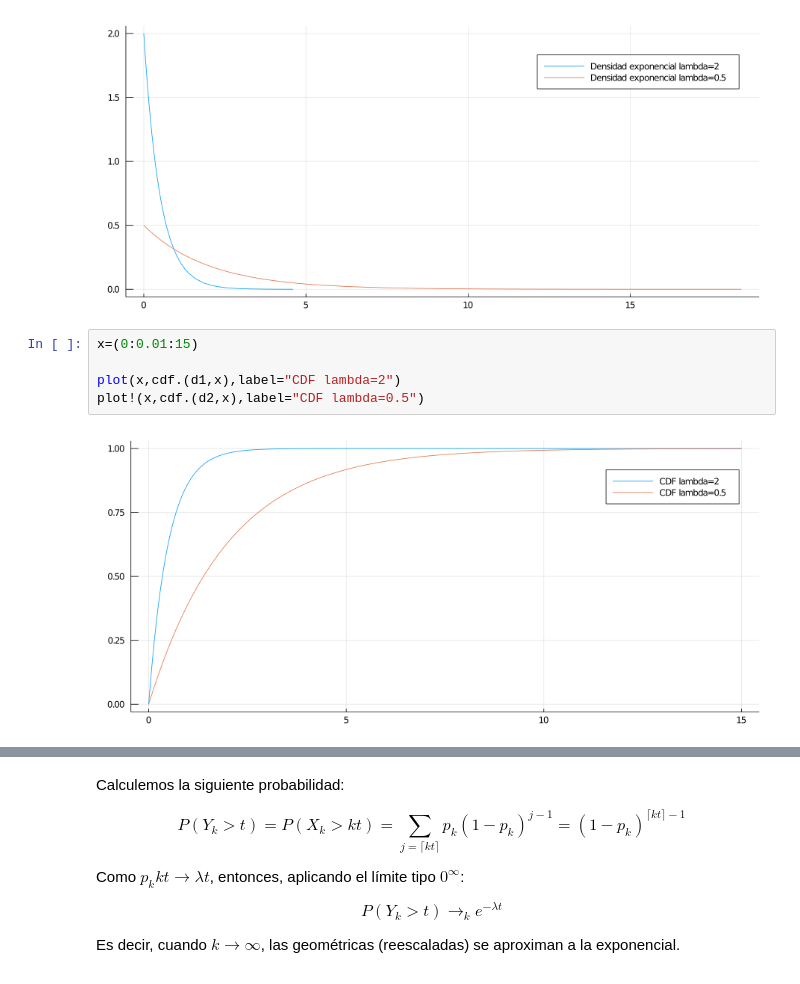
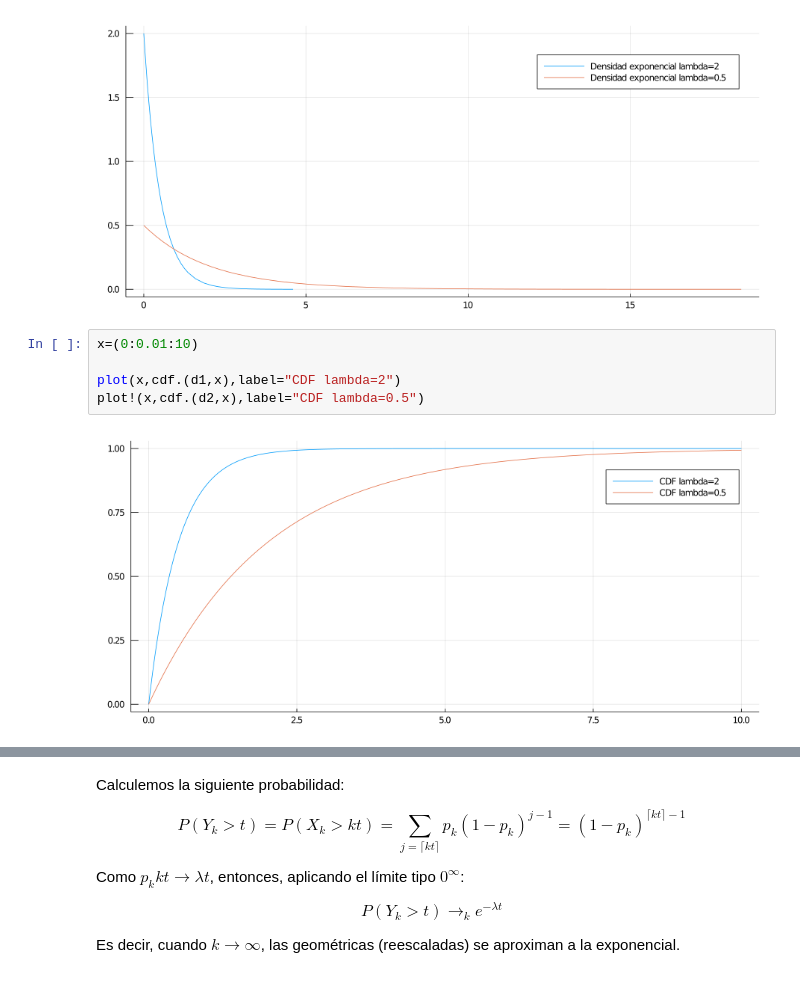
Before and after one commit to aferragu/analisisderedes, a Jupyter notebook: Cadenas de Markov de Tiempo Continuo.ipynb, the cells around one changed output, grey strips where cells are left out. Cells and saved outputs as stored; diff of their text form.

```diff
--- a/Cadenas de Markov de Tiempo Continuo.ipynb
+++ b/Cadenas de Markov de Tiempo Continuo.ipynb
@@ -63,12 +63,12 @@ plot!(d2, label="Densidad exponencial lambda=0.5")
 # %% [output]
 [figure]
 # %%
-x=(0:0.01:15)
+x=(0:0.01:10)
 
 plot(x,cdf.(d1,x),label="CDF lambda=2")
 plot!(x,cdf.(d2,x),label="CDF lambda=0.5")
 # %% [output]
-[figure, old version]
+[figure, new version]
 # %%
 using StatsBase
 ##Sorteo n variables exponenciales
```
Also changed, not shown: parts of 15 cells of this notebook.
